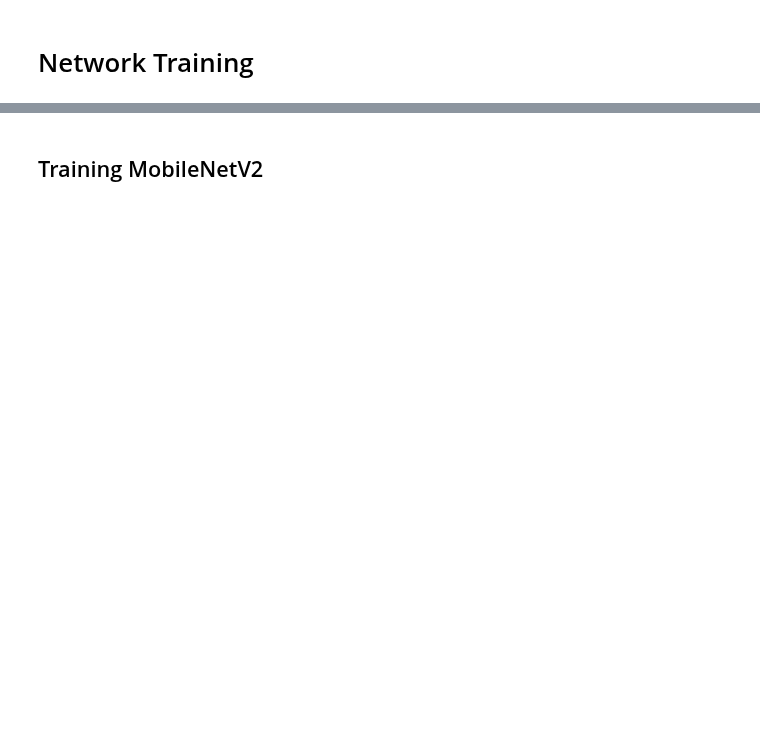
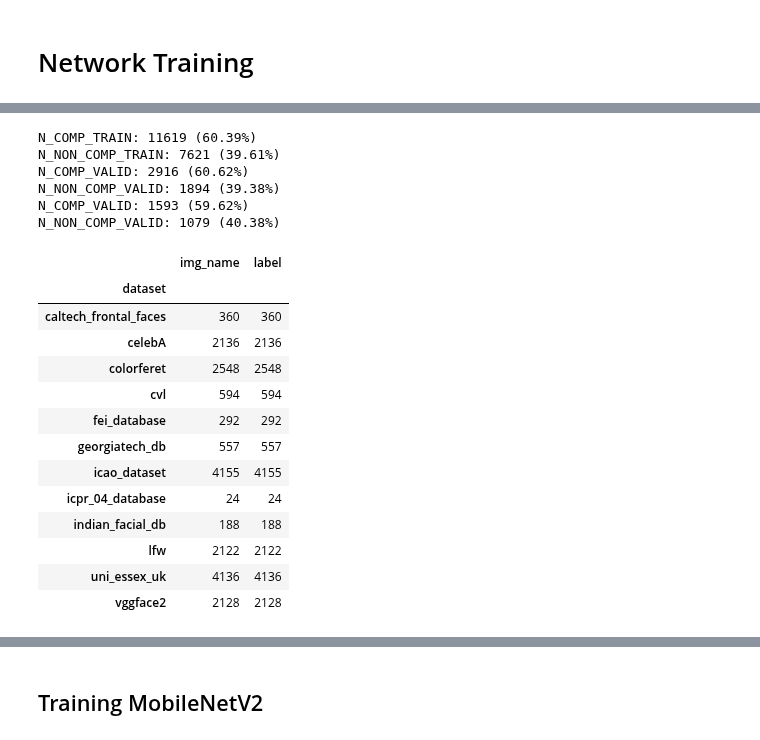
Before and after one commit to guilhermemg/icao_nets_training, a Jupyter notebook: notebooks/mouth_nets_training.ipynb, the cells around one changed output, grey strips where cells are left out. Saved outputs shown, nothing was run; the diff lists cells and outputs as text; code cells hidden in the pictures; blank space fills up the shorter version.

```diff
--- a/notebooks/mouth_nets_training.ipynb
+++ b/notebooks/mouth_nets_training.ipynb
@@ -135,0 +265,58 @@ print(data.shape, labels.shape)
+# %%
+train_df = pd.DataFrame()
+train_df['img_name'] = train_gen.filenames
+train_df['label'] = train_gen.labels
+
+n_comp_train = train_df[train_df.label == 1].shape[0]
+n_non_comp_train = train_df[train_df.label == 0].shape[0]
+n_total_train = train_df.shape[0]
+
+print(f'N_COMP_TRAIN: {n_comp_train} ({round(n_comp_train/n_total_train * 100, 2)}%)')
+print(f'N_NON_COMP_TRAIN: {n_non_comp_train} ({round(n_non_comp_train/n_total_train * 100, 2)}%)')
+
+valid_df = pd.DataFrame()
+valid_df['img_name'] = validation_gen.filenames
+valid_df['label'] = validation_gen.labels
+
+n_comp_valid = valid_df[valid_df.label == 1].shape[0]
+n_non_comp_valid = valid_df[valid_df.label == 0].shape[0]
+n_total_valid = valid_df.shape[0]
+
+print(f'N_COMP_VALID: {n_comp_valid} ({round(n_comp_valid/n_total_valid * 100, 2)}%)')
+print(f'N_NON_COMP_VALID: {n_non_comp_valid} ({round(n_non_comp_valid/n_total_valid * 100, 2)}%)')
+
+test_df = pd.DataFrame()
+test_df['img_name'] = test_gen.filenames
+test_df['label'] = test_gen.labels
+
+n_comp_test = test_df[test_df.label == 1].shape[0]
+n_non_comp_test = test_df[test_df.label == 0].shape[0]
+n_total_test = test_df.shape[0]
+
+print(f'N_COMP_VALID: {n_comp_test} ({round(n_comp_test/n_total_test * 100, 2)}%)')
+print(f'N_NON_COMP_VALID: {n_non_comp_test} ({round(n_non_comp_test/n_total_test * 100, 2)}%)')
+# %% [output]
+N_COMP_TRAIN: 11619 (60.39%)
+N_NON_COMP_TRAIN: 7621 (39.61%)
+N_COMP_VALID: 2916 (60.62%)
+N_NON_COMP_VALID: 1894 (39.38%)
+N_COMP_VALID: 1593 (59.62%)
+N_NON_COMP_VALID: 1079 (40.38%)
+# %%
+train_df['dataset'] = train_df.img_name.apply(lambda x : x.split('/')[8])
+train_df.groupby('dataset').count()
+# %% [output]
+|  | img_name | label |
+| dataset |  |  |
+| caltech_frontal_faces | 360 | 360 |
+| celebA | 2136 | 2136 |
+| colorferet | 2548 | 2548 |
+| cvl | 594 | 594 |
+| fei_database | 292 | 292 |
+| georgiatech_db | 557 | 557 |
+| icao_dataset | 4155 | 4155 |
+| icpr_04_database | 24 | 24 |
+| indian_facial_db | 188 | 188 |
+| lfw | 2122 | 2122 |
+| uni_essex_uk | 4136 | 4136 |
+| vggface2 | 2128 | 2128 |
```
Also changed, not shown: parts of 22 cells of this notebook, 3 other files.
